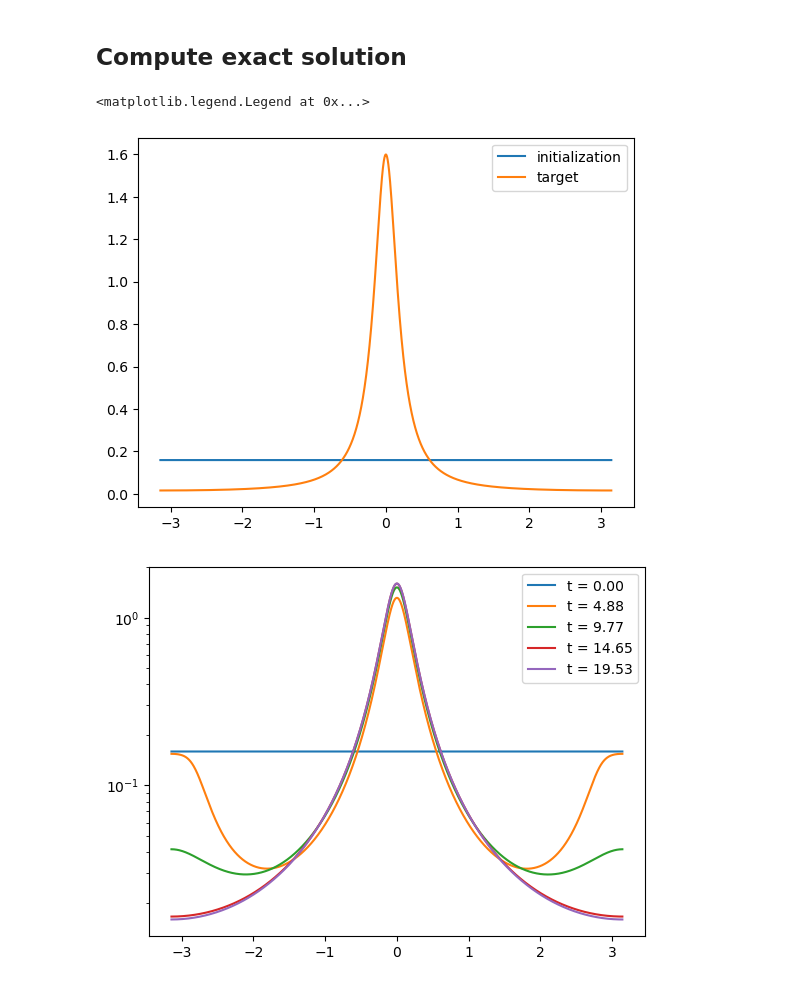
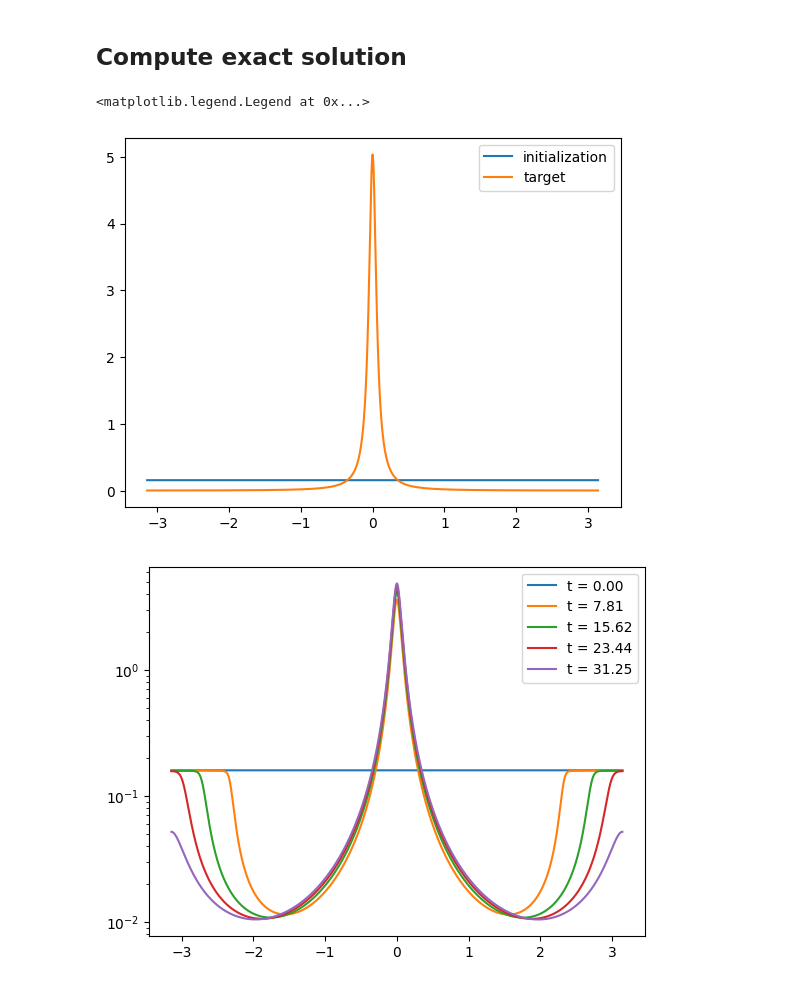
Before and after one commit to rbarboni/VarPro, a Jupyter notebook: VarPro_ReLU_1d/Experiment.ipynb, the cells around one changed output. Saved outputs shown, nothing was run; the diff lists cells and outputs as text; code cells hidden in the pictures.

```diff
--- a/VarPro_ReLU_1d/Experiment.ipynb
+++ b/VarPro_ReLU_1d/Experiment.ipynb
@@ -207,6 +196,7 @@ plt.plot(distance_diffusion_idx, distance_diffusion_list)
 from scipy.integrate import solve_ivp
 # %%
 M = 4096
+gamma = 1000
 
 X = np.linspace(-np.pi, np.pi, M+1)
 X = 0.5 * (X[1:]+X[:-1])
@@ -222,7 +212,7 @@ plt.legend()
 #ax.axis('equal')
 # %% [output]
 <matplotlib.legend.Legend at 0x...>
-[figure, old version]
+[figure, new version]
 # %%
 def F(t, f):
     return - 0.5 * f * Laplacian((f_star / f)**2, h=2*np.pi/M) - 0.5 * Grad((f_star / f)**2, h=2*np.pi/M) * Grad(f, h=2*np.pi/M)
@@ -234,13 +224,13 @@ t_eval = np.linspace(0, T*time_scale, T+1)
 t_span = (0, T*time_scale)
 sol = solve_ivp(F, t_span, f0, t_eval=t_eval, method='LSODA')
 # %%
-for i in np.arange(0, 20001, 5000):
+for i in np.arange(0, 32001, 8000):
     plt.plot(X, sol.y[:,i], label=f't = {i*time_scale:.2f}')
 
 plt.legend()
 plt.yscale('log')
 # %% [output]
-[figure, old version]
+[figure, new version]
 # %%
 import gzip
 import pickle
```
Also changed, not shown: parts of 3 cells of this notebook, 7 other files.
